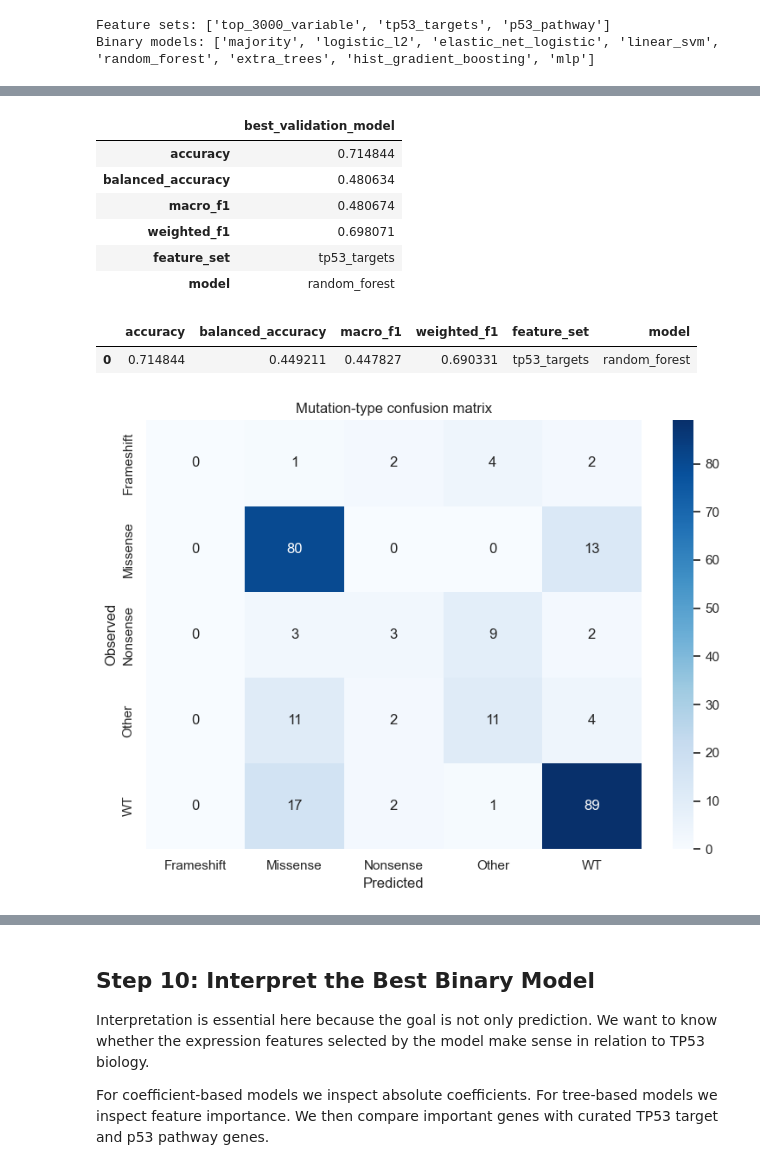
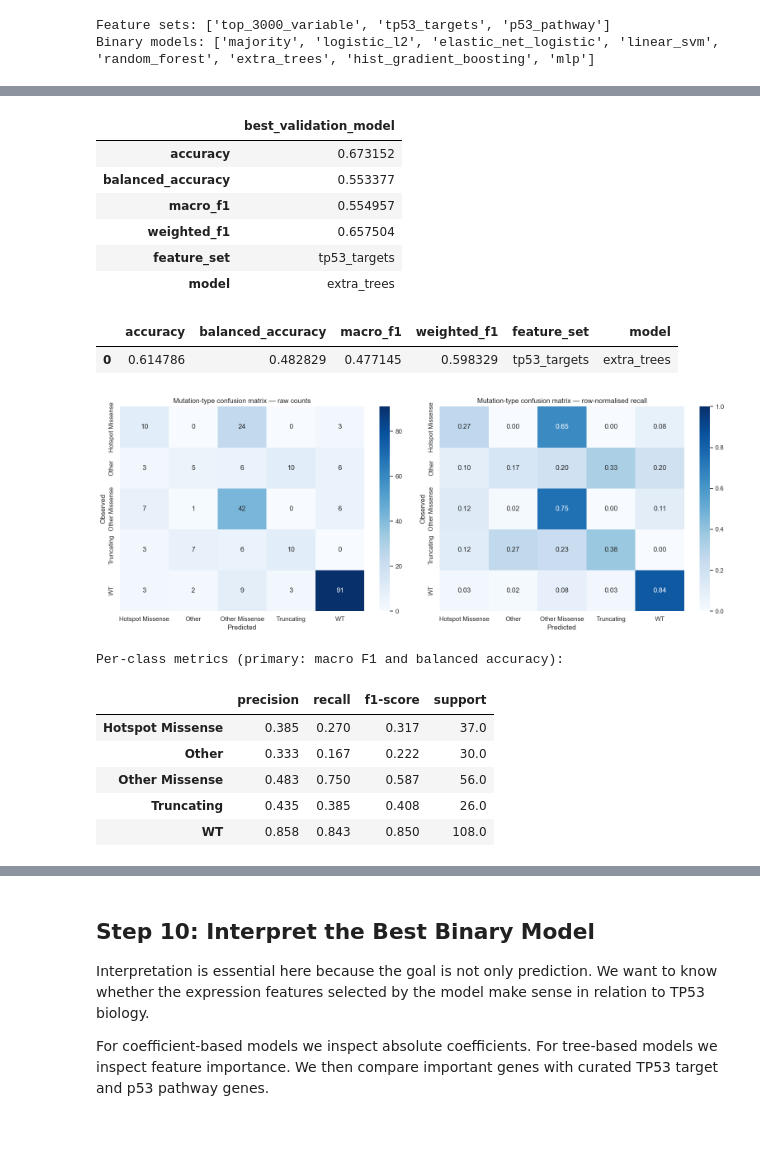
Before and after one commit to VlaadiAangelov/TP53-MUTATIONS, a Jupyter notebook: notebooks/main_notebook.ipynb, the cells around one changed output, grey strips where cells are left out. Saved outputs shown, nothing was run; the diff lists cells and outputs as text; code cells hidden in the pictures; blank space fills up the shorter version.

```diff
--- a/notebooks/main_notebook.ipynb
+++ b/notebooks/main_notebook.ipynb
@@ -426,7 +937,10 @@ The second task asks whether expression can distinguish broad TP53 mutation clas
 # %%
-y_type_raw = labels["mutation_type_collapsed"].astype(str)
+# Use hotspot-enriched labels if available, else fall back to collapsed types
+_label_col = ("mutation_type_hotspot" if "mutation_type_hotspot" in labels.columns
+              else "mutation_type_collapsed")
+y_type_raw = labels[_label_col].astype(str)
 type_counts = y_type_raw.value_counts()
-keep_type = y_type_raw.isin(type_counts[type_counts >= 10].index)
+keep_type   = y_type_raw.isin(type_counts[type_counts >= 10].index)
 
 X_type = X.loc[keep_type.to_numpy()]
 y_type = y_type_raw.loc[keep_type].reset_index(drop=True)
@@ -486,39 +1006,71 @@ multiclass_validation.head(10)
 # %%
 best_type_row = multiclass_validation.iloc[0]
 best_type_model = make_pipeline(
     selectors[best_type_row["feature_set"]],
     multiclass_models[best_type_row["model"]],
-    scale=best_type_row["model"] == "logistic_l2",
+    scale=best_type_row["model"] in _mc_scale_models,
 )
 best_type_model.fit(X_type_trainval, y_type_trainval)
 y_type_pred = best_type_model.predict(X_type_test)
 
-multiclass_test = pd.DataFrame([
-    {**multiclass_metrics(y_type_test, y_type_pred), "feature_set": best_type_row["feature_set"], "model": best_type_row["model"]}
-])
+multiclass_test = pd.DataFrame([{
+    **multiclass_metrics(y_type_test, y_type_pred),
+    "feature_set": best_type_row["feature_set"],
+    "model":       best_type_row["model"],
+}])
 multiclass_test.to_csv("reports/tables/multiclass_test_performance.csv", index=False)
 joblib.dump(best_type_model, "models/best_multiclass_model.joblib")
 
 display(best_type_row.to_frame("best_validation_model"))
 display(multiclass_test)
 
 ordered_type_labels = sorted(y_type.unique())
-cm_type = confusion_matrix(y_type_test, y_type_pred, labels=ordered_type_labels)
-plt.figure(figsize=(8, 6))
-sns.heatmap(cm_type, annot=True, fmt="d", cmap="Blues", xticklabels=ordered_type_labels, yticklabels=ordered_type_labels)
-plt.title("Mutation-type confusion matrix")
-plt.xlabel("Predicted")
-plt.ylabel("Observed")
+cm_raw  = confusion_matrix(y_type_test, y_type_pred, labels=ordered_type_labels)
+cm_norm = confusion_matrix(y_type_test, y_type_pred, labels=ordered_type_labels, normalize="true")
+
+fig, axes = plt.subplots(1, 2, figsize=(16, 6))
+
+sns.heatmap(cm_raw,  annot=True, fmt="d",    cmap="Blues",
+            xticklabels=ordered_type_labels, yticklabels=ordered_type_labels, ax=axes[0])
+axes[0].set_title("Mutation-type confusion matrix — raw counts")
+axes[0].set_xlabel("Predicted")
+axes[0].set_ylabel("Observed")
+
+sns.heatmap(cm_norm, annot=True, fmt=".2f",  cmap="Blues", vmin=0, vmax=1,
+            xticklabels=ordered_type_labels, yticklabels=ordered_type_labels, ax=axes[1])
+axes[1].set_title("Mutation-type confusion matrix — row-normalised recall")
+axes[1].set_xlabel("Predicted")
+axes[1].set_ylabel("Observed")
+
 plt.tight_layout()
+plt.savefig("reports/figures/multiclass_confusion_matrices.png", dpi=180)
 plt.show()
+from sklearn.metrics import classification_report
+_report_dict = classification_report(y_type_test, y_type_pred, output_dict=True)
+_per_class = (
+    pd.DataFrame(_report_dict).T
+    .loc[[c for c in sorted(y_type.unique()) if c in _report_dict]]
+    [["precision","recall","f1-score","support"]]
+    .round(3)
+)
+_per_class.to_csv("reports/tables/multiclass_per_class_metrics.csv")
+print("\nPer-class metrics (primary: macro F1 and balanced accuracy):")
+display(_per_class)
 # %% [output]
 |  | best_validation_model |
-| accuracy | 0.714844 |
-| balanced_accuracy | 0.480634 |
-| macro_f1 | 0.480674 |
-| weighted_f1 | 0.698071 |
+| accuracy | 0.673152 |
+| balanced_accuracy | 0.553377 |
+| macro_f1 | 0.554957 |
+| weighted_f1 | 0.657504 |
 | feature_set | tp53_targets |
-| model | random_forest |
+| model | extra_trees |
 |  | accuracy | balanced_accuracy | macro_f1 | weighted_f1 | feature_set | model |
-| 0 | 0.714844 | 0.449211 | 0.447827 | 0.690331 | tp53_targets | random_forest |
+| 0 | 0.614786 | 0.482829 | 0.477145 | 0.598329 | tp53_targets | extra_trees |
-[figure, old version]
+[figure, new version]
+Per-class metrics (primary: macro F1 and balanced accuracy):
+|  | precision | recall | f1-score | support |
+| Hotspot Missense | 0.385 | 0.270 | 0.317 | 37.0 |
+| Other | 0.333 | 0.167 | 0.222 | 30.0 |
+| Other Missense | 0.483 | 0.750 | 0.587 | 56.0 |
+| Truncating | 0.435 | 0.385 | 0.408 | 26.0 |
+| WT | 0.858 | 0.843 | 0.850 | 108.0 |
```
Also changed, not shown: parts of 42 cells of this notebook, 5 other files.
